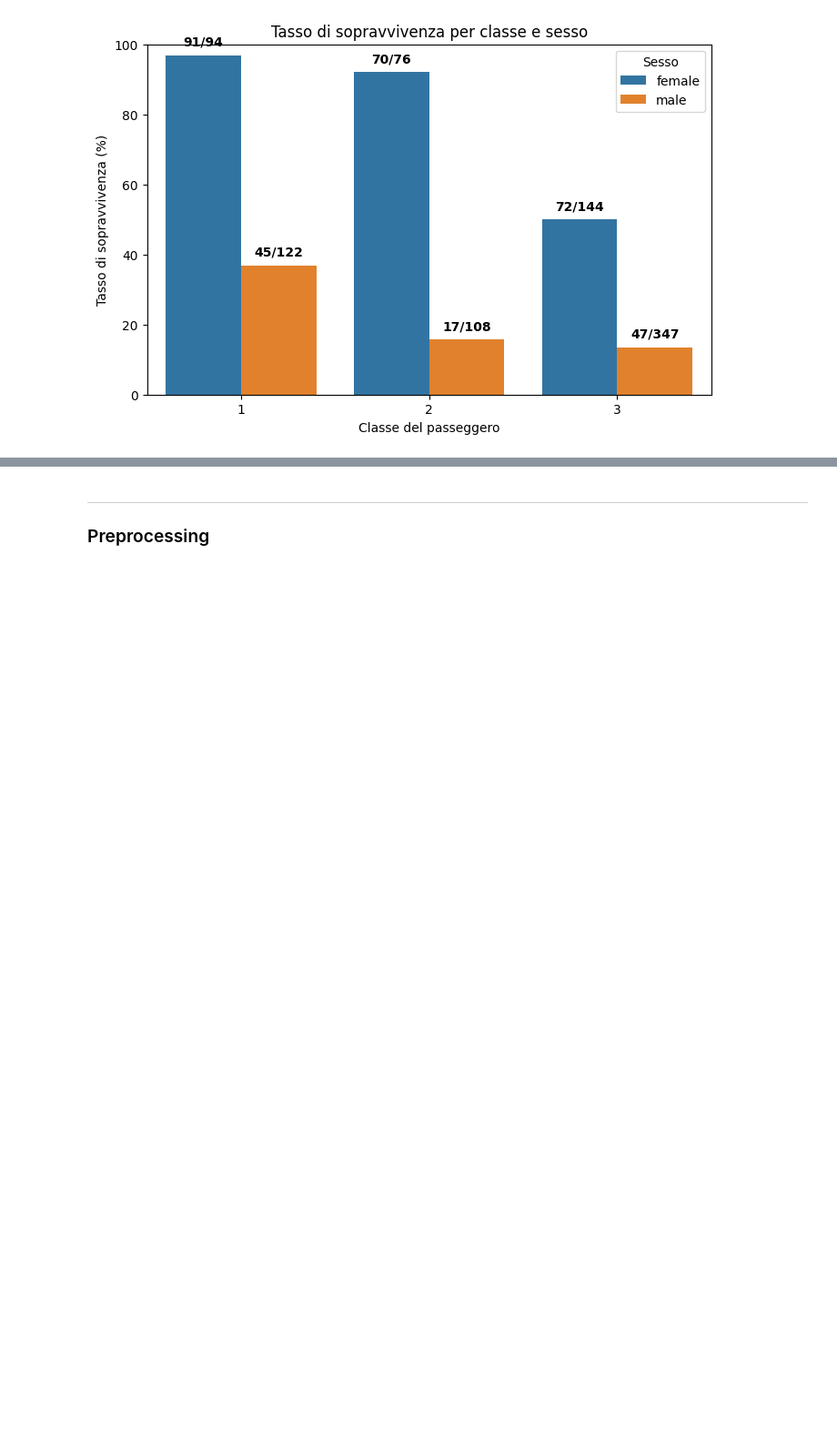
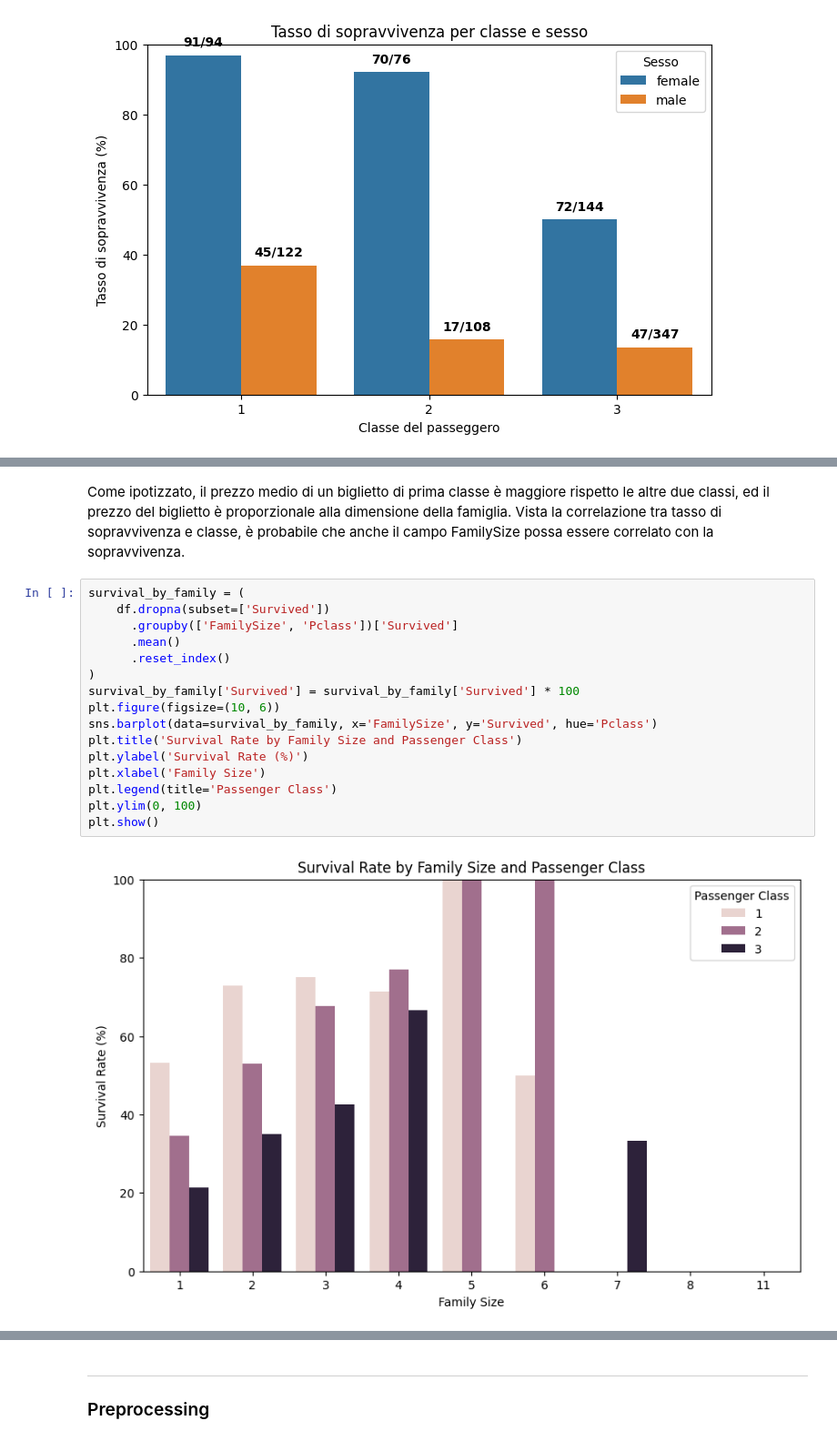
Before and after one commit to lPen88/dataProject, a Jupyter notebook: report.ipynb, the cells around one changed output, grey strips where cells are left out. Shown: that part at 91% size. Drawn from its saved outputs; the diff is of its cells as text; blank space fills up the shorter version.

```diff
--- a/report.ipynb
+++ b/report.ipynb
@@ -174,0 +234,20 @@ plt.show()
+# %% [markdown]
+Come ipotizzato, il prezzo medio di un biglietto di prima classe è maggiore rispetto le altre due classi, ed il prezzo del biglietto è proporzionale alla dimensione della famiglia. Vista la correlazione tra tasso di sopravvivenza e classe, è probabile che anche il campo FamilySize possa essere correlato con la sopravvivenza.
+# %%
+survival_by_family = (
+    df.dropna(subset=['Survived'])
+      .groupby(['FamilySize', 'Pclass'])['Survived']
+      .mean()
+      .reset_index()
+)
+survival_by_family['Survived'] = survival_by_family['Survived'] * 100
+plt.figure(figsize=(10, 6))
+sns.barplot(data=survival_by_family, x='FamilySize', y='Survived', hue='Pclass')
+plt.title('Survival Rate by Family Size and Passenger Class')
+plt.ylabel('Survival Rate (%)')
+plt.xlabel('Family Size')
+plt.legend(title='Passenger Class')
+plt.ylim(0, 100)
+plt.show()
+# %% [output]
+[figure, added]
```
Also changed, not shown: parts of 55 cells of this notebook, 6 other files.
